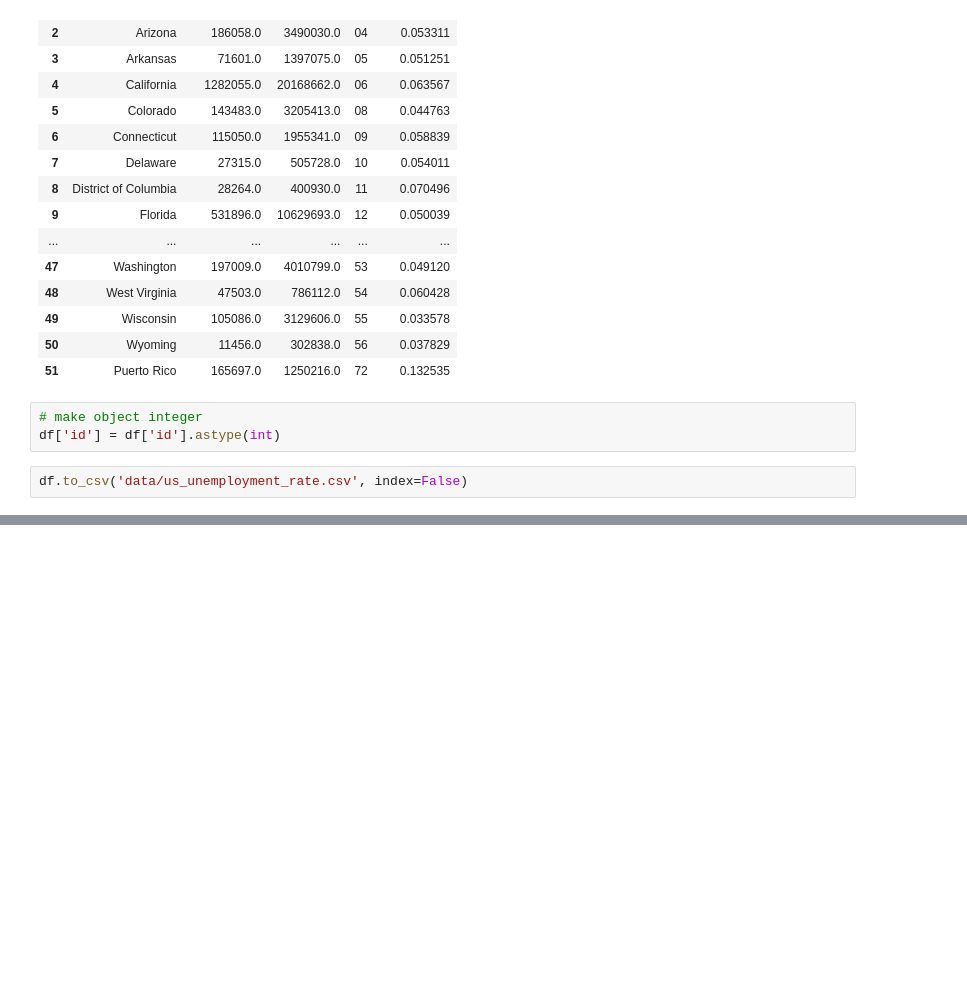
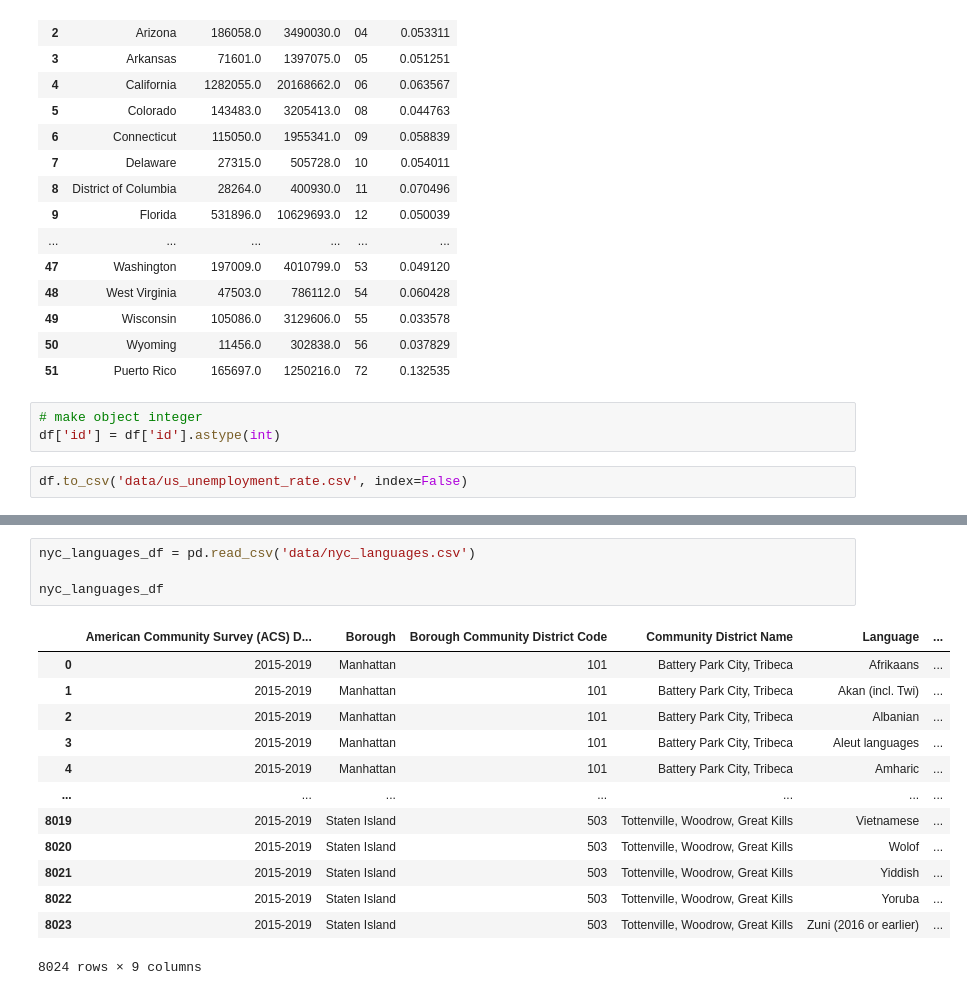
Before and after one commit to gmelmed/gmelmed.github.io, a Jupyter notebook: cc7_data.ipynb, the cells around one changed output, grey strips where cells are left out. Cells and saved outputs as stored; diff of their text form; blank space fills up the shorter version.

```diff
--- a/cc7_data.ipynb
+++ b/cc7_data.ipynb
@@ -147,0 +207,18 @@ df.to_csv('data/us_unemployment_rate.csv', index=False)
+# %%
+nyc_languages_df = pd.read_csv('data/nyc_languages.csv')
+
+nyc_languages_df
+# %% [output]
+|  | American Community Survey (ACS) D... | Borough | Borough Community District Code | Community District Name | Language | ... |
+| 0 | 2015-2019 | Manhattan | 101 | Battery Park City, Tribeca | Afrikaans | ... |
+| 1 | 2015-2019 | Manhattan | 101 | Battery Park City, Tribeca | Akan (incl. Twi) | ... |
+| 2 | 2015-2019 | Manhattan | 101 | Battery Park City, Tribeca | Albanian | ... |
+| 3 | 2015-2019 | Manhattan | 101 | Battery Park City, Tribeca | Aleut languages | ... |
+| 4 | 2015-2019 | Manhattan | 101 | Battery Park City, Tribeca | Amharic | ... |
+| ... | ... | ... | ... | ... | ... | ... |
+| 8019 | 2015-2019 | Staten Island | 503 | Tottenville, Woodrow, Great Kills | Vietnamese | ... |
+| 8020 | 2015-2019 | Staten Island | 503 | Tottenville, Woodrow, Great Kills | Wolof | ... |
+| 8021 | 2015-2019 | Staten Island | 503 | Tottenville, Woodrow, Great Kills | Yiddish | ... |
+| 8022 | 2015-2019 | Staten Island | 503 | Tottenville, Woodrow, Great Kills | Yoruba | ... |
+| 8023 | 2015-2019 | Staten Island | 503 | Tottenville, Woodrow, Great Kills | Zuni (2016 or earlier) | ... |
+8024 rows × 9 columns
```
Also changed, not shown: parts of 11 cells of this notebook, 1 other file.
